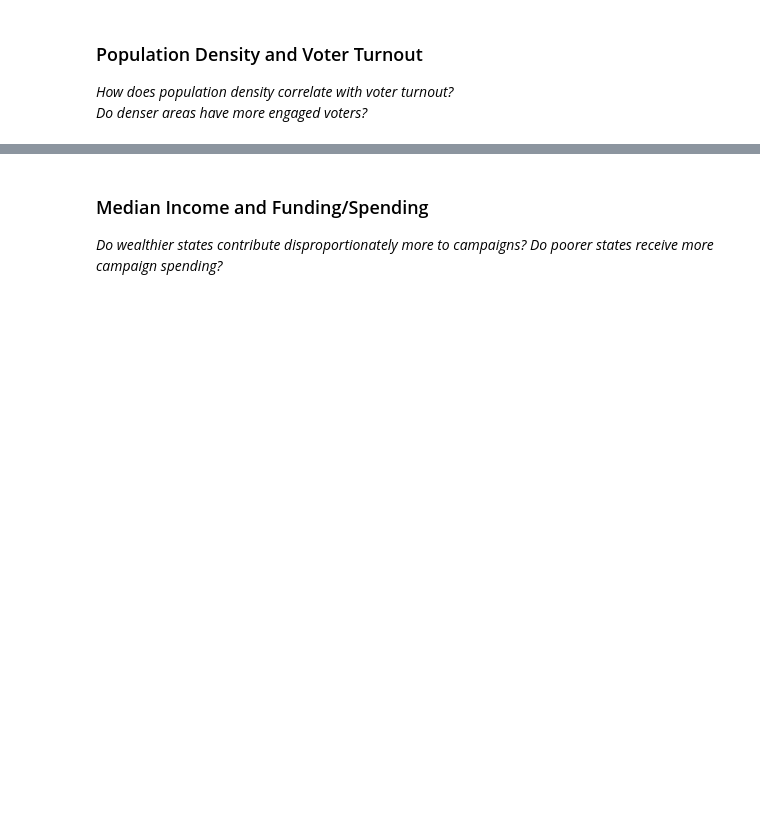
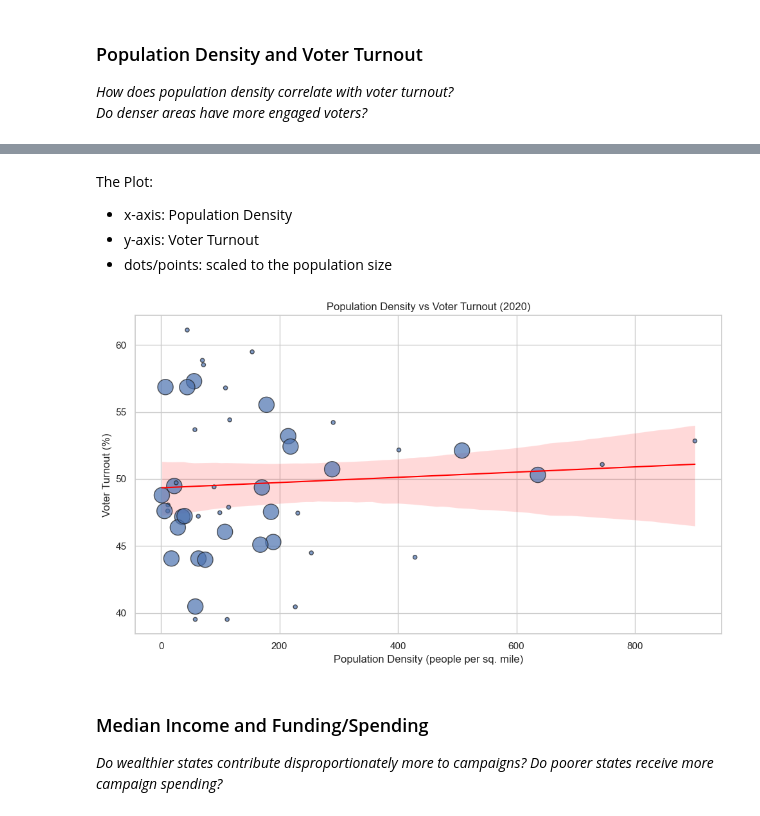
Before and after one commit to 9t8/cmsc320_project, a Jupyter notebook: c2.ipynb, the cells around one changed output, grey strips where cells are left out. Cells and saved outputs as stored; diff of their text form; code cells hidden in the pictures; blank space fills up the shorter version.

```diff
--- a/c2.ipynb
+++ b/c2.ipynb
@@ -130,0 +122,3 @@ Electoral college and popular vote numbers by state: https://www.fec.gov/resourc
+# %%
+popular_vote['Turnout'] = popular_vote['Total Votes'] / population['Population']
+popular_vote.head()
@@ -130,0 +134,12 @@ Electoral college and popular vote numbers by state: https://www.fec.gov/resourc
+# %%
+# merging Popular Vote and Population Density and Population
+density_turnout = popular_vote.merge(pop_density, on='Name').merge(population, on='Name')
+
+# Calculating turnout and adding it to the df
+density_turnout['Turnout'] = density_turnout['Total Votes'] / density_turnout['Population'] * 100
+density_turnout['Resident Population Density'] = pd.to_numeric(density_turnout['Resident Population Density'], errors='coerce')
+
+# Dropping Na's
+density_turnout = density_turnout.dropna(subset=['Resident Population Density', 'Turnout'])
+
+density_turnout.head()
@@ -131,8 +153,33 @@ Electoral college and popular vote numbers by state: https://www.fec.gov/resourc
+# %% [markdown]
+The Plot:
+- x-axis: Population Density
+- y-axis: Voter Turnout
+- dots/points: scaled to the population size
 # %%
-# the graph could be a dot plot where the x-axis is population density and the y-axis is voter turnout as a percentage of voting population
-# (or maybe just percentage of overall population to make things easier)
-# with an autogenerated line of best fit
-# and then have the size of each dot scale with population size
+
+plt.figure(figsize=(10, 6))
+sns.set_theme(style="whitegrid")
+
+# Regression Line
+sns.regplot(data=density_turnout, x='Resident Population Density', y='Turnout', scatter=False, color='red', line_kws={'linewidth':1.5})
+
+# Scatter Plot
+plt.scatter(
+    x=density_turnout['Resident Population Density'],
+    y=density_turnout['Turnout'],
+    s=density_turnout['Population'] / 500000,
+    sizes=(20, 300),
+    alpha=0.7,
+    edgecolor='k'
+)
+
+plt.xlabel("Population Density (people per sq. mile)")
+plt.ylabel("Voter Turnout (%)")
+plt.title("Population Density vs Voter Turnout (2020)")
+plt.tight_layout()
+plt.show()
+# %% [output]
+[figure, added]
 # %% [markdown]
 ### Median Income and Funding/Spending
 *Do wealthier states contribute disproportionately more to campaigns?*
```
Also changed, not shown: parts of 6 cells of this notebook.
